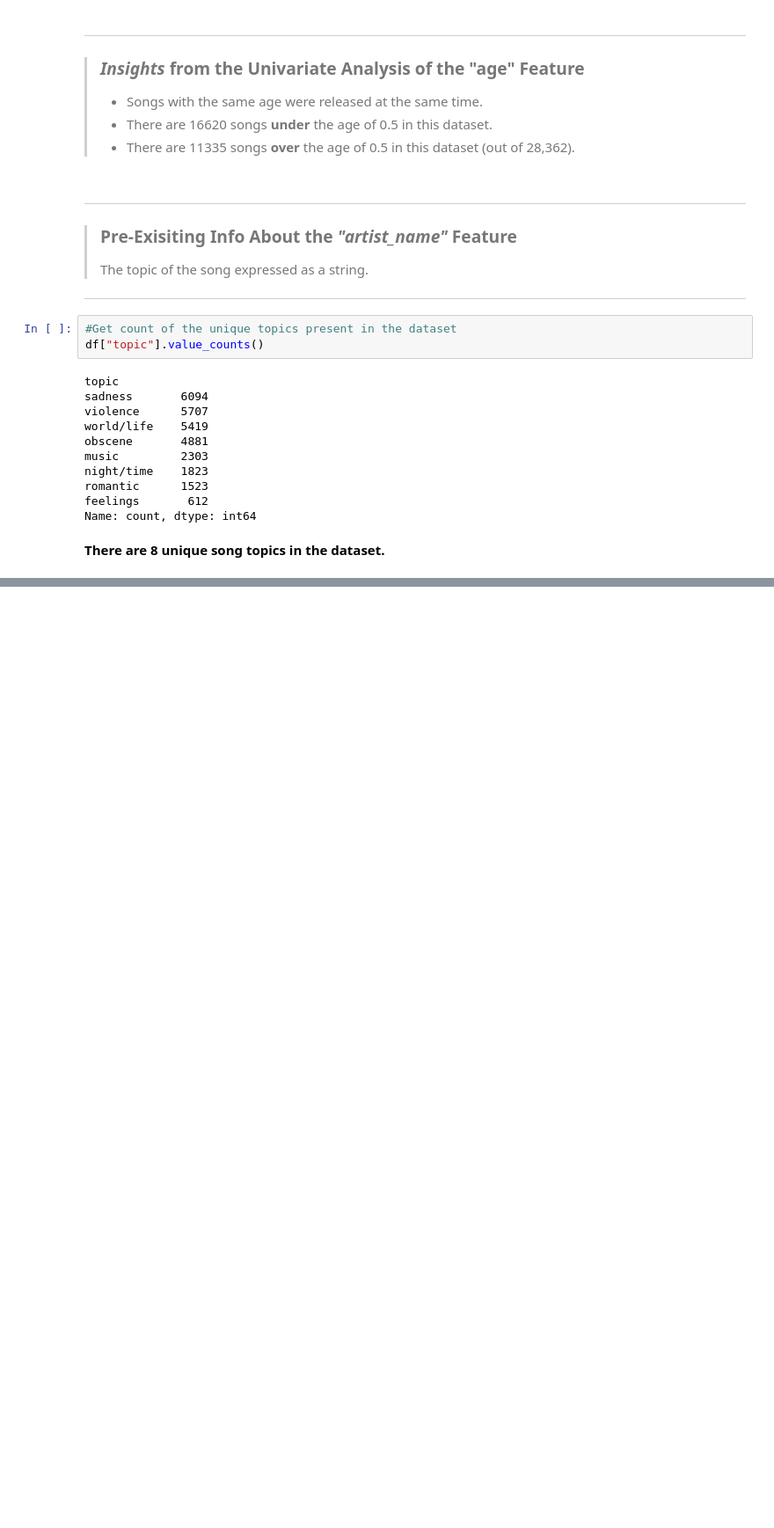
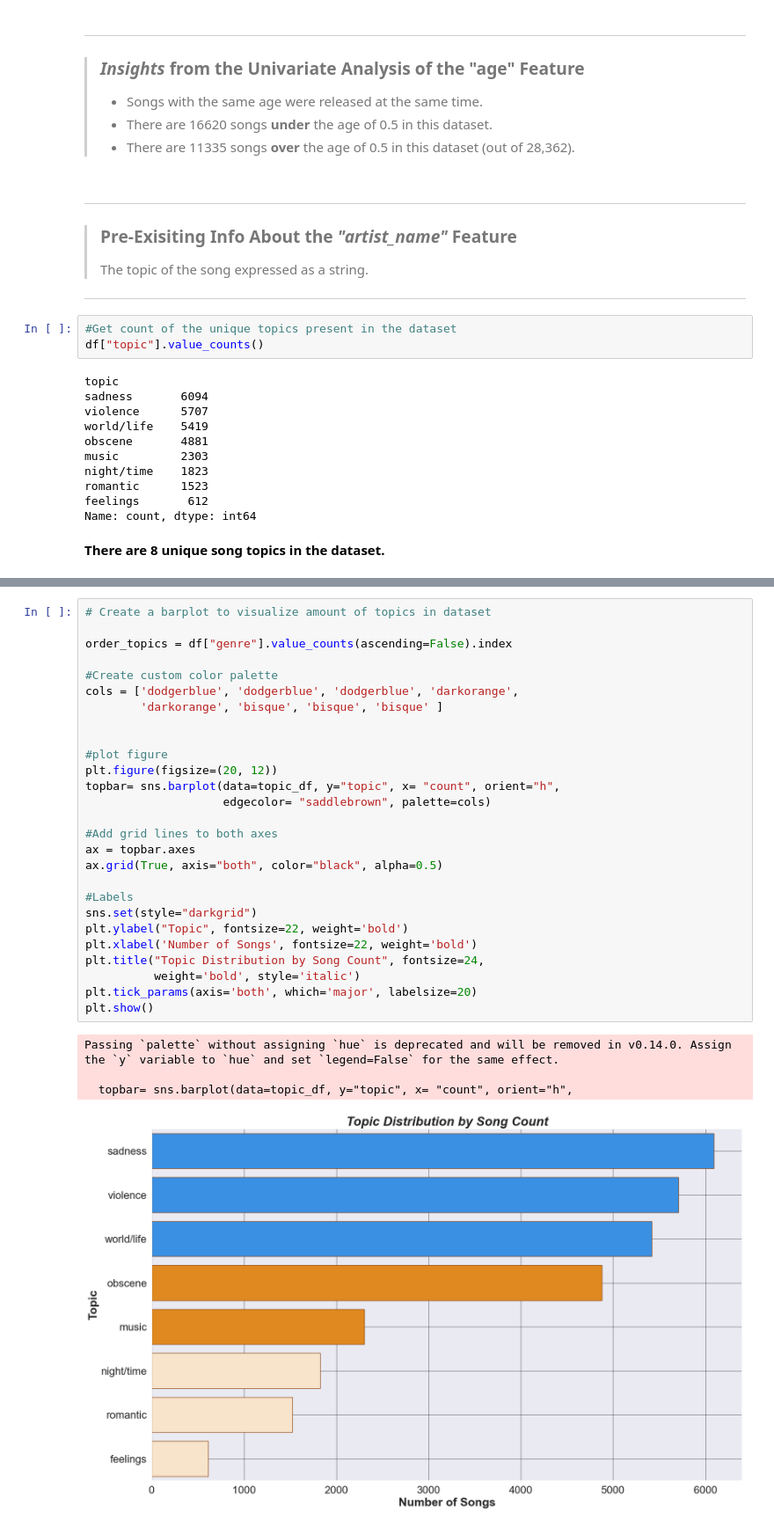
Before and after one commit to thetechleila/Music-Recommendation-Algorithm, a Jupyter notebook: EDA_music.ipynb, the cells around one changed output, grey strips where cells are left out. Shown at 88% size. Drawn from its saved outputs; the diff is of its cells as text; blank space fills up the shorter version.

```diff
--- a/EDA_music.ipynb
+++ b/EDA_music.ipynb
@@ -559,0 +590,32 @@ Name: count, dtype: int64
+# %%
+# Create a barplot to visualize amount of topics in dataset
+
+order_topics = df["genre"].value_counts(ascending=False).index
+
+#Create custom color palette
+cols = ['dodgerblue', 'dodgerblue', 'dodgerblue', 'darkorange',
+        'darkorange', 'bisque', 'bisque', 'bisque' ]
+
+
+#plot figure
+plt.figure(figsize=(20, 12))
+topbar= sns.barplot(data=topic_df, y="topic", x= "count", orient="h",
+                    edgecolor= "saddlebrown", palette=cols)
+
+#Add grid lines to both axes
+ax = topbar.axes
+ax.grid(True, axis="both", color="black", alpha=0.5)
+
+#Labels
+sns.set(style="darkgrid")
+plt.ylabel("Topic", fontsize=22, weight='bold')
+plt.xlabel('Number of Songs', fontsize=22, weight='bold')
+plt.title("Topic Distribution by Song Count", fontsize=24,
+          weight='bold', style='italic')
+plt.tick_params(axis='both', which='major', labelsize=20)
+plt.show()
+# %% [output]
+Passing `palette` without assigning `hue` is deprecated and will be removed in v0.14.0. Assign the `y` variable to `hue` and set `legend=False` for the same effect.
+
+  topbar= sns.barplot(data=topic_df, y="topic", x= "count", orient="h",
+[figure, added]
```
Also changed, not shown: parts of 3 cells of this notebook, 1 other file.
